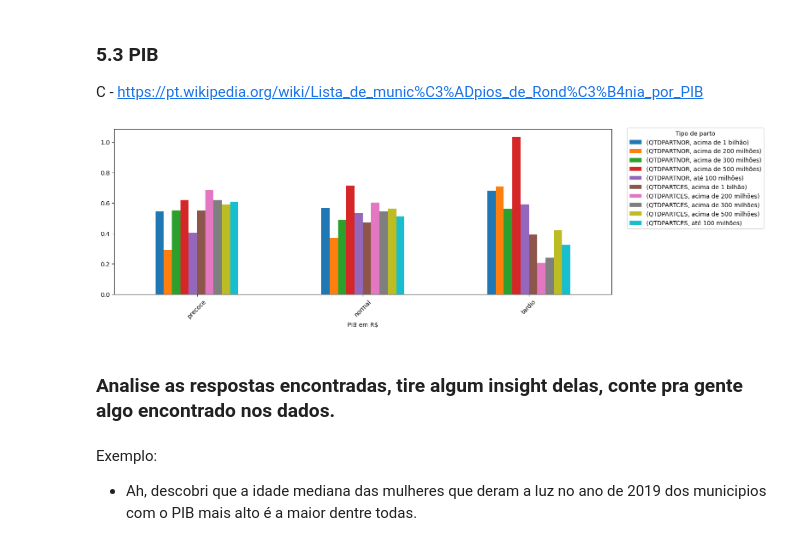
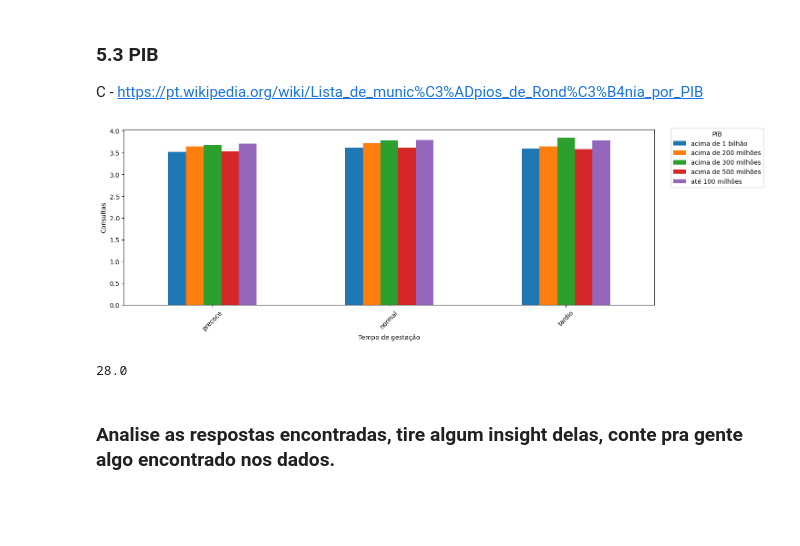
Before and after one commit to rovedajr/ebac-modulo-09-02, a Jupyter notebook: Mod9Tarefa2.ipynb, the cells around one changed output. Cells and saved outputs as stored; diff of their text form; code cells hidden in the pictures; blank space fills up the shorter version.

```diff
--- a/Mod9Tarefa2.ipynb
+++ b/Mod9Tarefa2.ipynb
@@ -386,16 +386,19 @@ pib_ro = {
     "Primavera de Rondônia": "até 100 milhões",
 }
 # %%
-sinasc_plot_4 = sinasc_raw[['munResNome', 'QTDPARTNOR', 'SEMAGESTAC', 'QTDPARTCES']].set_index('munResNome').copy()
+sinasc_plot_4 = sinasc_raw[['munResNome', 'CONSULTAS', 'SEMAGESTAC']].set_index('munResNome').copy()
 sinasc_plot_4['SEMAGESTAC'] = pd.cut(sinasc_plot_4['SEMAGESTAC'], bins=[0, 38, 40, 42], labels=['precoce', 'normal', 'tardio'])
-ax = sinasc_plot_4.groupby([ 'SEMAGESTAC', pib_ro])['QTDPARTNOR','QTDPARTCES'].mean().unstack().plot(figsize=[15,5], kind='bar')
-ax.set_xlabel('PIB em R$')
-plt.legend(title='Tipo de parto', bbox_to_anchor=(1.025, 1.025), loc='upper left')
+ax = sinasc_plot_4.groupby([ 'SEMAGESTAC', pib_ro])['CONSULTAS'].mean().unstack().plot(figsize=[15,5], kind='bar')
+ax.set_xlabel('Tempo de gestação')
+ax.set_ylabel('Consultas')
+plt.legend(title='PIB', bbox_to_anchor=(1.025, 1.025), loc='upper left')
 plt.xticks(rotation=45);
 # %% [output]
-[figure, old version]
+[figure, new version]
+# %%
+max_value = sinasc_raw['QTDFILMORT'].max()
+print(max_value)
+# %% [output]
+28.0
 # %% [markdown]
 ### Analise as respostas encontradas, tire algum insight delas, conte pra gente algo encontrado nos dados.
-# %% [markdown]
-Exemplo:
-- Ah, descobri que a idade mediana das mulheres que deram a luz no ano de 2019 dos municipios com o PIB mais alto é a maior dentre todas.
```
Also changed, not shown: parts of 3 cells of this notebook.
